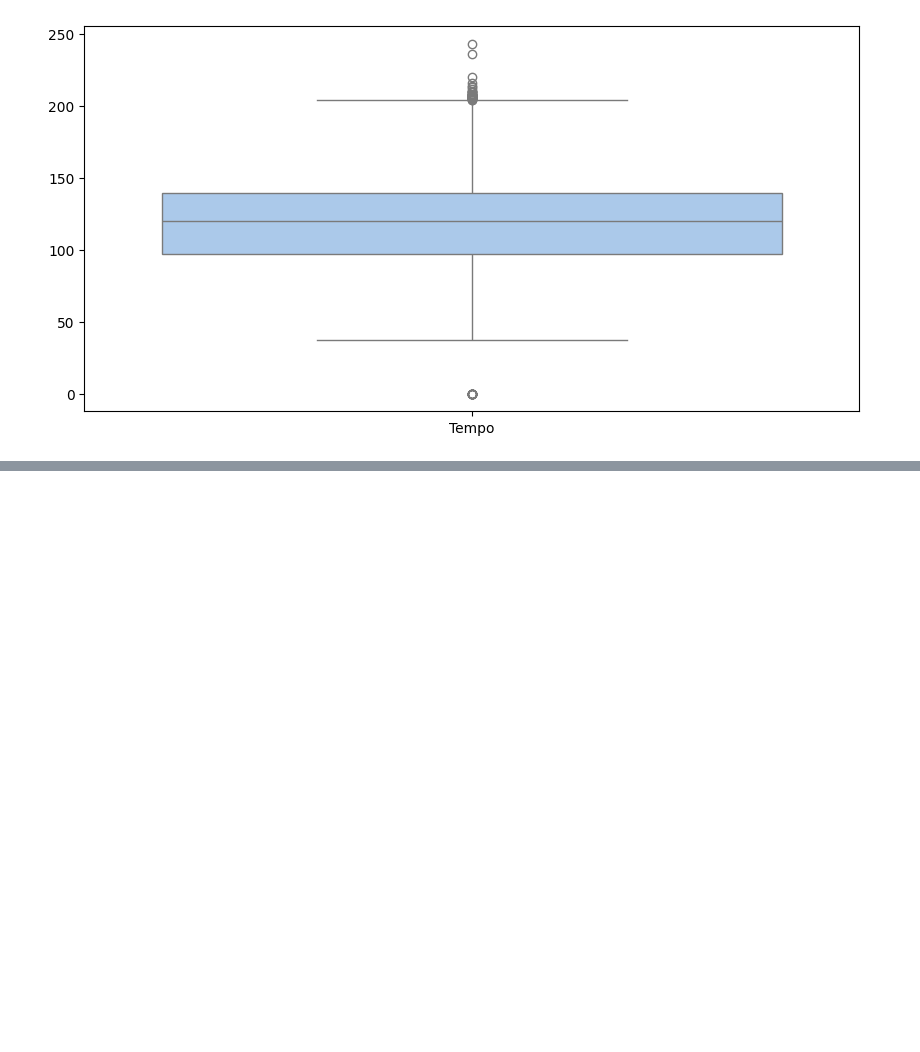
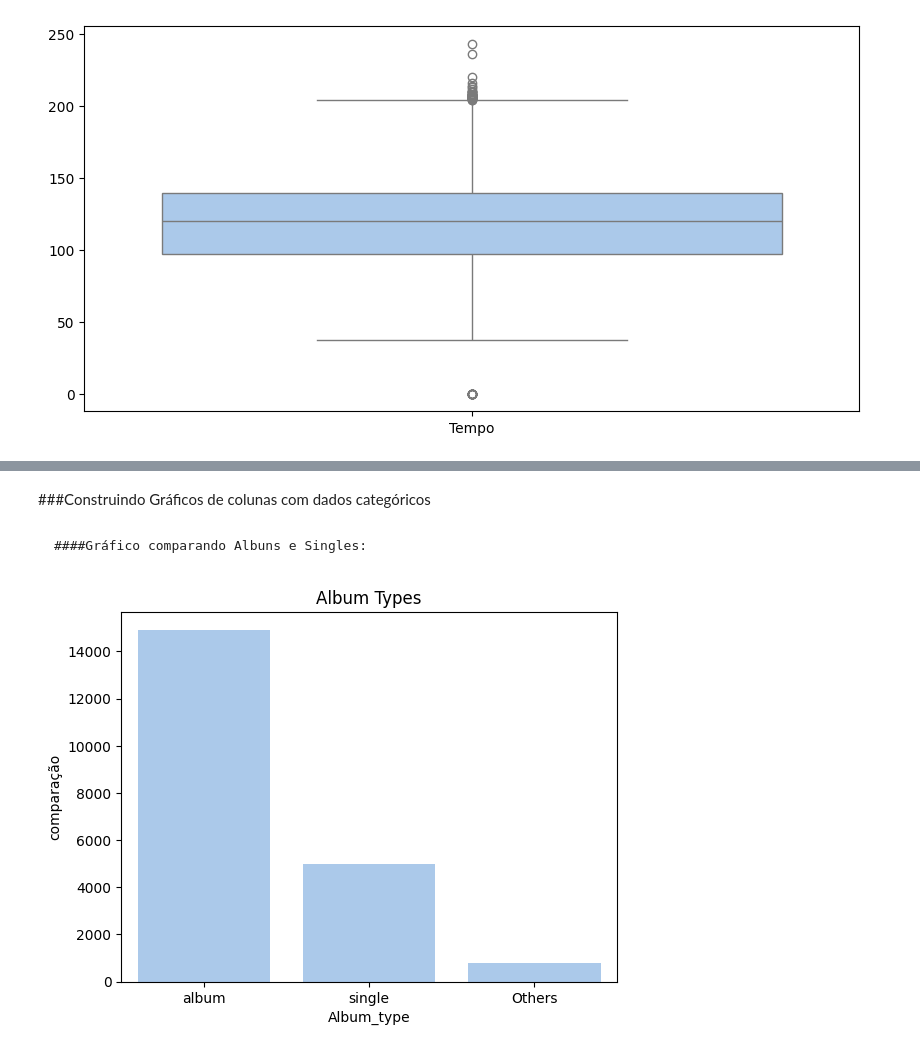
Before and after one commit to sylrod569/Projeto-ICD---An-lise-de-Dados-do-Spotify-Youtube, a Jupyter notebook: tratamento_de_dados.ipynb, the cells around one changed output, grey strips where cells are left out. Cells and saved outputs as stored; diff of their text form; code cells hidden in the pictures; blank space fills up the shorter version.

Commit message:
tratamento de dados não numéricos

```diff
--- a/tratamento_de_dados.ipynb
+++ b/tratamento_de_dados.ipynb
@@ -218,0 +241,17 @@ plt.show()
+# %% [markdown]
+###Construindo Gráficos de colunas com dados categóricos
+# %% [markdown]
+    ####Gráfico comparando Albuns e Singles:
+# %%
+df_spotify_youtube_ = pd.read_csv("../Projeto_ICD-Analise_de_Dados_do_Spotify_e_Youtube/Spotify_Youtube.csv")
+cat_columns = ['Album_type','Licensed','official_video']
+df_spotify_youtube_cat = df_spotify_youtube[cat_columns]
+counts=df_spotify_youtube_cat['Album_type'].value_counts()
+counts = counts.rename_axis('Album_type').rename(index={'compilation': 'Others'})
+sns.barplot(x=counts.index,y=counts.values)
+plt.xlabel('Album_type')
+plt.ylabel('comparação')
+plt.title('Album Types')
+plt.show()
+# %% [output]
+[figure, added]
```
Also changed, not shown: parts of 7 cells of this notebook.
